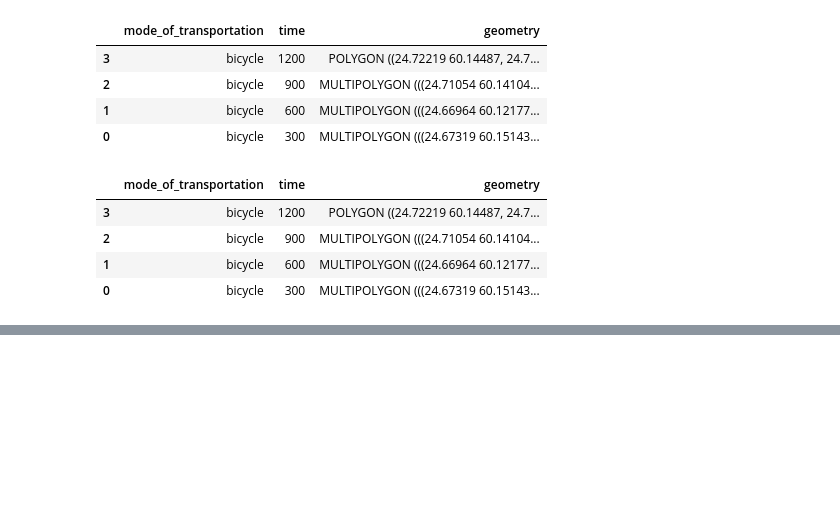
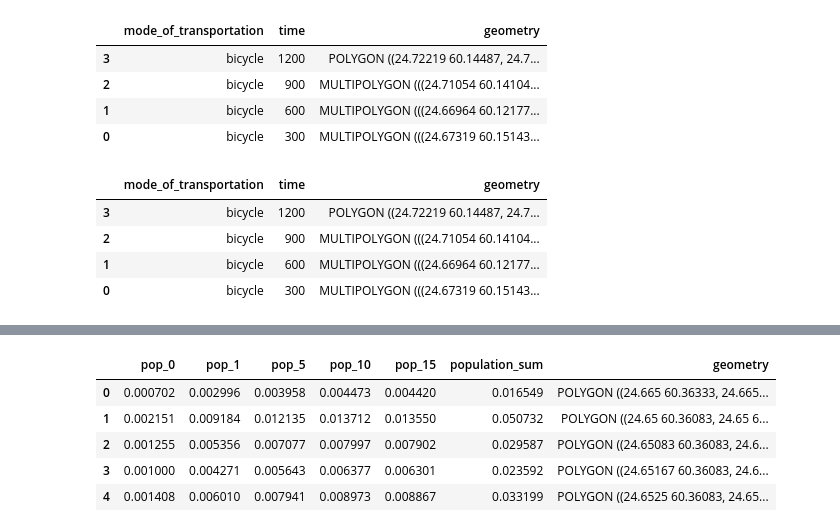
Before and after one commit to fontan10/geospatial_challenge_camp, a Jupyter notebook: schools.ipynb, the cells around one changed output, grey strips where cells are left out. Saved outputs shown, nothing was run; the diff lists cells and outputs as text; code cells hidden in the pictures; blank space fills up the shorter version.

```diff
--- a/schools.ipynb
+++ b/schools.ipynb
@@ -172,0 +235,18 @@ m
+# %%
+import geopandas as gpd
+from pathlib import Path
+
+fp = Path(r"output\espoo_children_population.geojson")
+
+espoo_pop = gpd.read_file(fp)
+
+espoo_pop = espoo_pop.to_crs(4326)
+
+espoo_pop.head()
+# %% [output]
+|  | pop_0 | pop_1 | pop_5 | pop_10 | pop_15 | population_sum | geometry |
+| 0 | 0.000702 | 0.002996 | 0.003958 | 0.004473 | 0.004420 | 0.016549 | POLYGON ((24.665 60.36333, 24.665... |
+| 1 | 0.002151 | 0.009184 | 0.012135 | 0.013712 | 0.013550 | 0.050732 | POLYGON ((24.65 60.36083, 24.65 6... |
+| 2 | 0.001255 | 0.005356 | 0.007077 | 0.007997 | 0.007902 | 0.029587 | POLYGON ((24.65083 60.36083, 24.6... |
+| 3 | 0.001000 | 0.004271 | 0.005643 | 0.006377 | 0.006301 | 0.023592 | POLYGON ((24.65167 60.36083, 24.6... |
+| 4 | 0.001408 | 0.006010 | 0.007941 | 0.008973 | 0.008867 | 0.033199 | POLYGON ((24.6525 60.36083, 24.65... |
```
Also changed, not shown: parts of 8 cells of this notebook, 3 other files.
